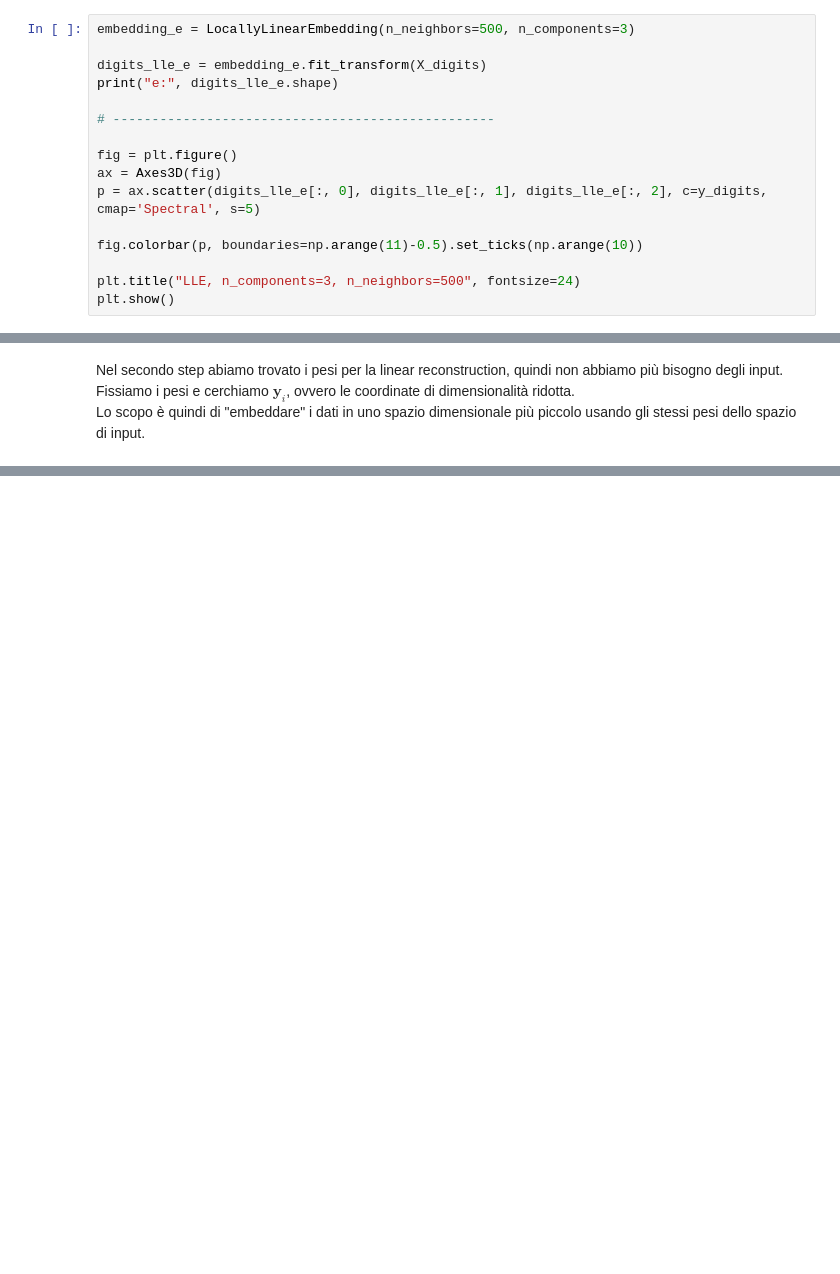
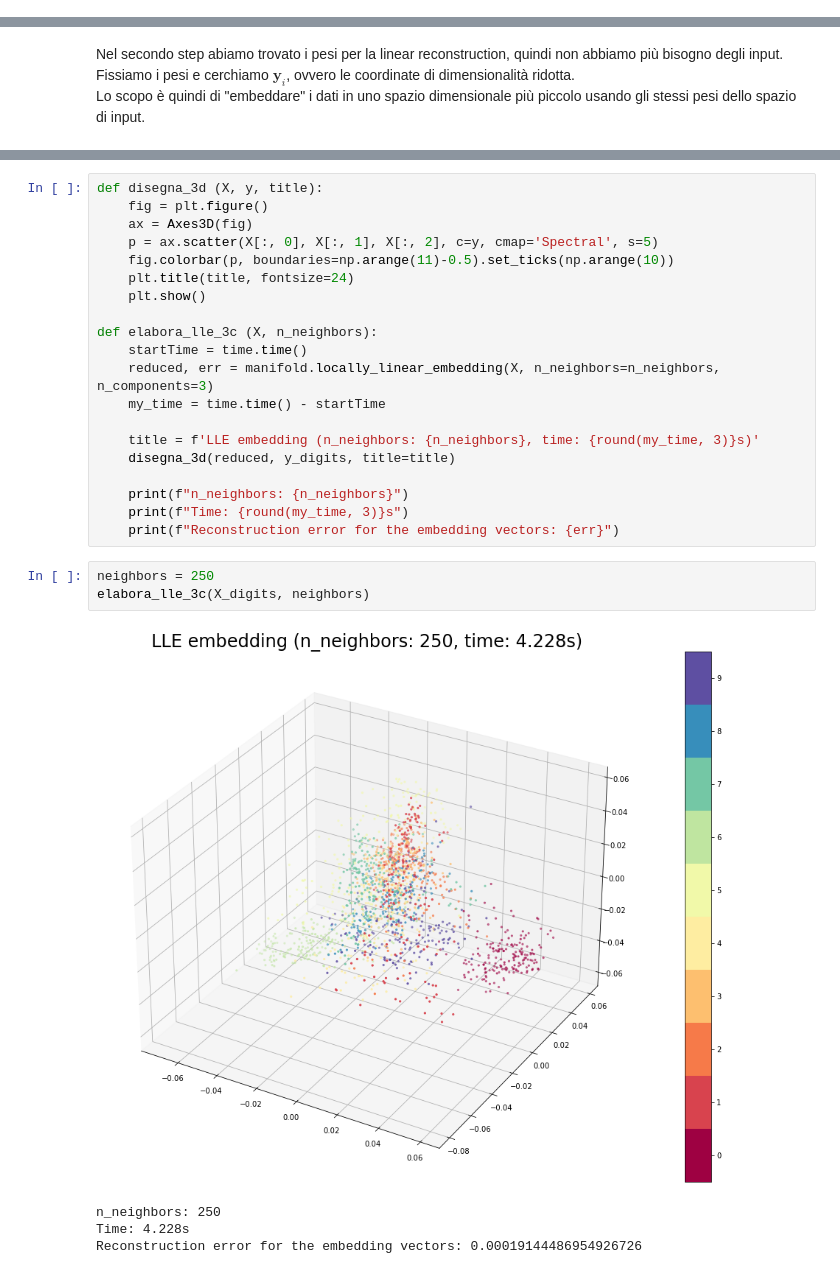
Before and after one commit to fratorgano/dimensionality-reduction, a Jupyter notebook: lle/lle.ipynb, the cells around one changed output, grey strips where cells are left out. Saved outputs shown, nothing was run; the diff lists cells and outputs as text; blank space fills up the shorter version.

```diff
--- a/lle/lle.ipynb
+++ b/lle/lle.ipynb
@@ -201,16 +0,0 @@ interactive(children=(IntSlider(value=30, description='x', max=1755, min=5, step
-# %%
-embedding_e = LocallyLinearEmbedding(n_neighbors=500, n_components=3)
-
-digits_lle_e = embedding_e.fit_transform(X_digits)
-print("e:", digits_lle_e.shape)
-
-# -------------------------------------------------
-
-fig = plt.figure()
-ax = Axes3D(fig)
-p = ax.scatter(digits_lle_e[:, 0], digits_lle_e[:, 1], digits_lle_e[:, 2], c=y_digits, cmap='Spectral', s=5)
-
-fig.colorbar(p, boundaries=np.arange(11)-0.5).set_ticks(np.arange(10))
-
-plt.title("LLE, n_components=3, n_neighbors=500", fontsize=24)
-plt.show()
@@ -390,0 +315,28 @@ Riassumendo, l'algoritmo LLE funziona nel seguente modo:
+# %%
+def disegna_3d (X, y, title):
+    fig = plt.figure()
+    ax = Axes3D(fig)
+    p = ax.scatter(X[:, 0], X[:, 1], X[:, 2], c=y, cmap='Spectral', s=5)
+    fig.colorbar(p, boundaries=np.arange(11)-0.5).set_ticks(np.arange(10))
+    plt.title(title, fontsize=24)
+    plt.show()
+
+def elabora_lle_3c (X, n_neighbors):
+    startTime = time.time()
+    reduced, err = manifold.locally_linear_embedding(X, n_neighbors=n_neighbors, n_components=3)
+    my_time = time.time() - startTime
+
+    title = f'LLE embedding (n_neighbors: {n_neighbors}, time: {round(my_time, 3)}s)'
+    disegna_3d(reduced, y_digits, title=title)
+
+    print(f"n_neighbors: {n_neighbors}")
+    print(f"Time: {round(my_time, 3)}s")
+    print(f"Reconstruction error for the embedding vectors: {err}")
+# %%
+neighbors = 250
+elabora_lle_3c(X_digits, neighbors)
+# %% [output]
+[figure, added]
+n_neighbors: 250
+Time: 4.228s
+Reconstruction error for the embedding vectors: 0.00019144486954926726
```
Also changed, not shown: parts of 27 cells of this notebook.
